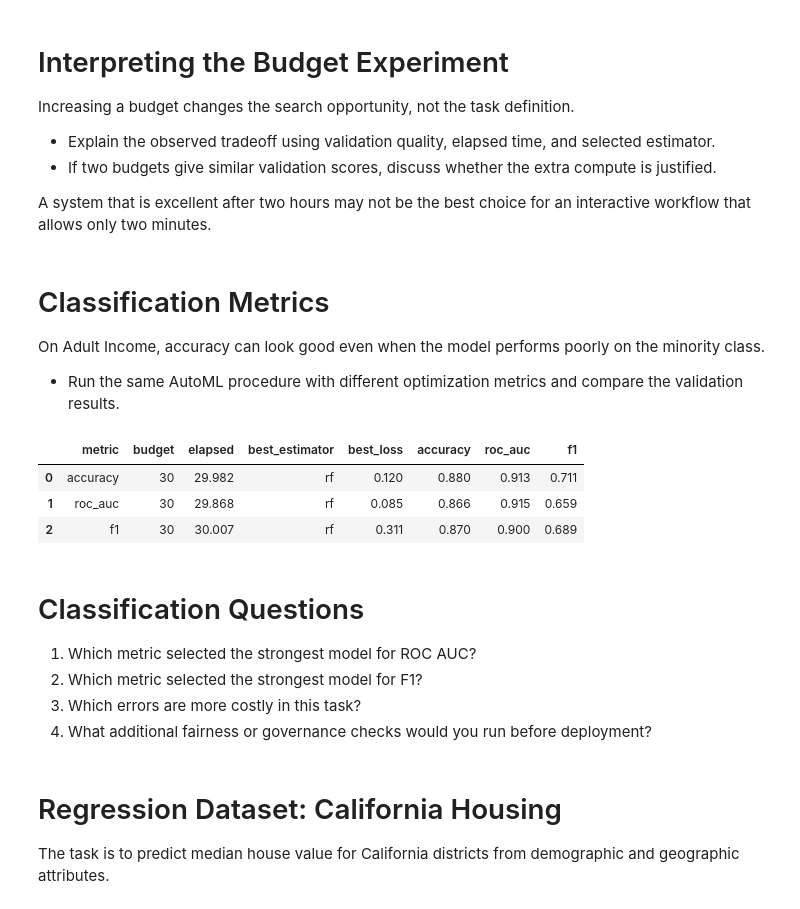
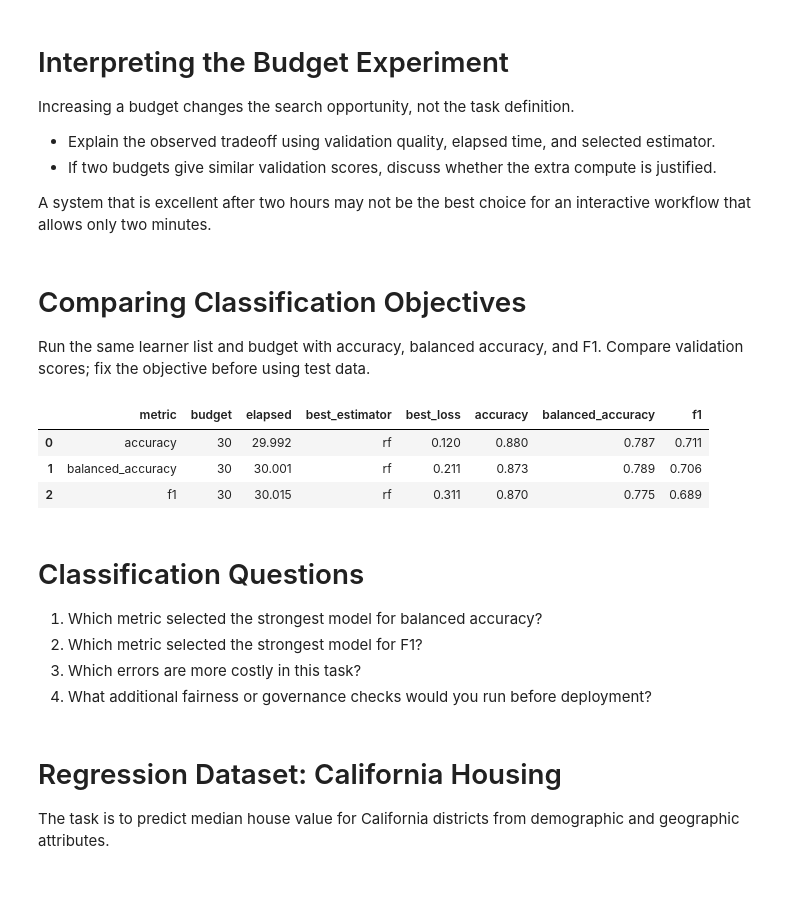
Before and after one commit to w4bo/AA2627-unibo-dcai, a Jupyter notebook: slides/lab-01-automl.ipynb, the cells around one changed output. Cells and saved outputs as stored; diff of their text form; code cells hidden in the pictures.

```diff
--- a/slides/lab-01-automl.ipynb
+++ b/slides/lab-01-automl.ipynb
@@ -494,11 +518,14 @@ pd.DataFrame(hgb_search_rows).round(4)
 # %%
-fig, ax = plt.subplots(figsize=(8, 3.5))
-for name, search in hgb_searches.items():
+#| echo: false
+fig, axes = plt.subplots(1, 2, figsize=(11, 3.5))
+for name, search in rf_searches.items():
     scores = search.cv_results_["mean_test_score"]
-    ax.plot(np.arange(1, len(scores) + 1), np.maximum.accumulate(scores), marker="o", label=name)
-ax.set_xlabel("number of evaluated configurations")
-ax.set_ylabel("best CV ROC AUC so far")
-ax.set_title("Anytime behaviour of grid vs random search (grid order is arbitrary!)")
-ax.legend()
+    axes[0].plot(np.arange(1, len(scores) + 1), np.maximum.accumulate(scores), marker="o", label=name)
+axes[0].set(xlabel="evaluated configurations", ylabel="best CV balanced accuracy", title="Incumbent (grid order is arbitrary)")
+axes[0].legend()
+axes[1].boxplot([search.cv_results_["mean_test_score"] for search in rf_searches.values()],
+                tick_labels=list(rf_searches))
+axes[1].set(ylabel="CV balanced accuracy", title="Quality of all sampled configurations")
+plt.tight_layout()
 plt.show()
 # %% [output]
@@ -590,15 +719,9 @@ The BOHB figure illustrates the anytime/final-performance tradeoff in those expe
 # %%
 halving = HalvingRandomSearchCV(
-    hgb_pipeline,
-    param_distributions,
-    n_candidates=27,
-    factor=3,
-    resource="n_samples",
-    min_resources=min(300, max(30, len(X_cls_train) // 9)),
-    cv=hgb_cv,
-    scoring="roc_auc",
-    n_jobs=1,
-    random_state=RANDOM_STATE,
+    rf_extended_pipeline, param_distributions,
+    n_candidates=27, factor=3,
+    resource="n_samples", min_resources=min(300, max(30, len(X_cls_train) // 9)),
+    cv=rf_cv, scoring="balanced_accuracy", n_jobs=1, random_state=RANDOM_STATE,
 )
 started_at = time.time()
 halving.fit(X_cls_train, y_cls_train)
@@ -820,57 +935,55 @@ Increasing a budget changes the search opportunity, not the task definition.
 
 A system that is excellent after two hours may not be the best choice for an interactive workflow that allows only two minutes.
 # %% [markdown]
-# Classification Metrics
+# Comparing Classification Objectives
 
-On Adult Income, accuracy can look good even when the model performs poorly on the minority class.
-
-- Run the same AutoML procedure with different optimization metrics and compare the validation results.
+Run the same learner list and budget with accuracy, balanced accuracy, and F1. Compare validation scores; fix the objective before using test data.
 # %%
 #| echo: false
-def run_flaml_classification(metric="roc_auc", time_budget=time_budget):
+def run_flaml_classification(metric="balanced_accuracy", time_budget=time_budget):
     model = AutoML()
     started_at = time.time()
     model.fit(
         X_train=X_cls_train_flaml,
         y_train=y_cls_train,
         X_val=X_cls_val_flaml,
         y_val=y_cls_val,
         eval_method="holdout",
         retrain_full=False,
         estimator_list=CLASSIFIERS,
         n_jobs=1,
         task="classification",
-        metric=metric,
+        metric=flaml_balanced_accuracy if metric == "balanced_accuracy" else metric,
         time_budget=time_budget,
         log_file_name=f"flaml_adult_{metric}_{time_budget}s.log",
         seed=RANDOM_STATE,
         verbose=0,
     )
     elapsed = time.time() - started_at
     scores = evaluate_classifier(model, X_cls_val_flaml, y_cls_val)
     return {
         "metric": metric,
         "budget": time_budget,
         "elapsed": elapsed,
         "best_estimator": model.best_estimator,
         "best_loss": model.best_loss,
         **scores,
     }
 
 
 classification_metric_results = pd.DataFrame(
-    [run_flaml_classification(metric=m, time_budget=time_budget) for m in ["accuracy", "roc_auc", "f1"]]
+    [run_flaml_classification(metric=m, time_budget=time_budget) for m in ["accuracy", "balanced_accuracy", "f1"]]
 )
 classification_metric_results.round(3)
 # %% [output]
-|  | metric | budget | elapsed | best_estimator | best_loss | accuracy | roc_auc | f1 |
-| 0 | accuracy | 30 | 29.982 | rf | 0.120 | 0.880 | 0.913 | 0.711 |
-| 1 | roc_auc | 30 | 29.868 | rf | 0.085 | 0.866 | 0.915 | 0.659 |
-| 2 | f1 | 30 | 30.007 | rf | 0.311 | 0.870 | 0.900 | 0.689 |
+|  | metric | budget | elapsed | best_estimator | best_loss | accuracy | balanced_accuracy | f1 |
+| 0 | accuracy | 30 | 29.992 | rf | 0.120 | 0.880 | 0.787 | 0.711 |
+| 1 | balanced_accuracy | 30 | 30.001 | rf | 0.211 | 0.873 | 0.789 | 0.706 |
+| 2 | f1 | 30 | 30.015 | rf | 0.311 | 0.870 | 0.775 | 0.689 |
 # %% [markdown]
 # Classification Questions
 
-1. Which metric selected the strongest model for ROC AUC?
+1. Which metric selected the strongest model for balanced accuracy?
 2. Which metric selected the strongest model for F1?
 3. Which errors are more costly in this task?
 4. What additional fairness or governance checks would you run before deployment?
```
Also changed, not shown: parts of 44 cells of this notebook.
